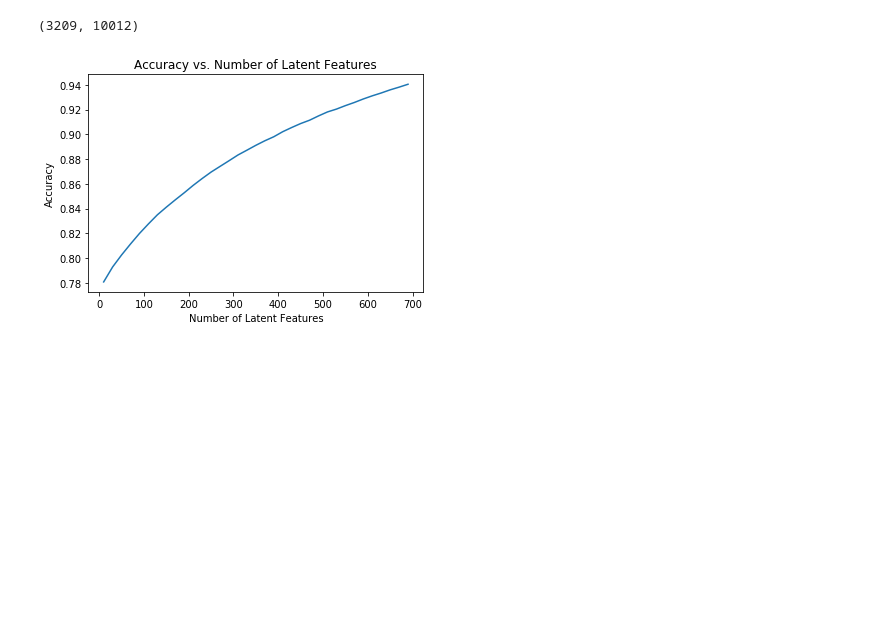
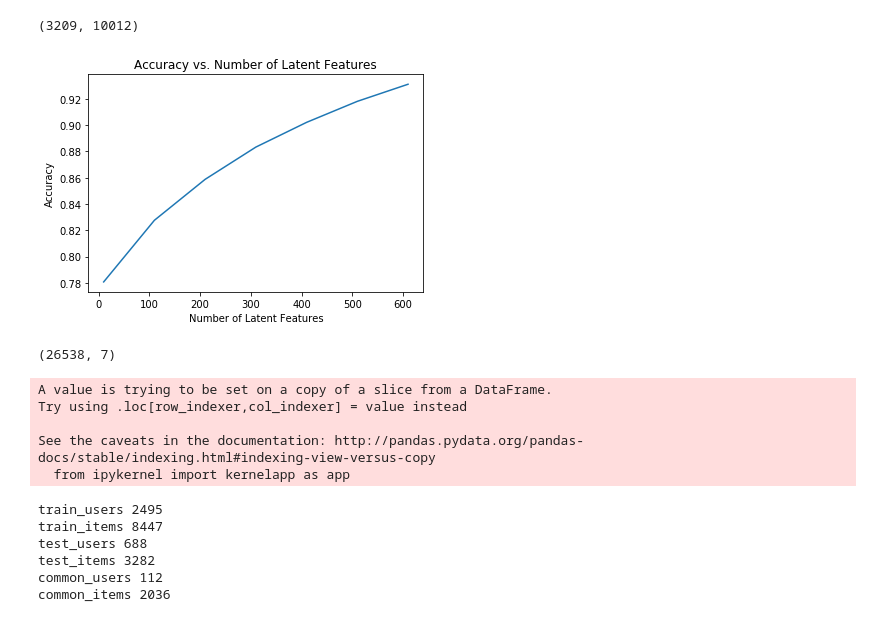
Before and after one commit to adriangbrown/datascience, a Jupyter notebook: capstone/product_recommendations.ipynb, the cells around one changed output. Cells and saved outputs as stored; diff of their text form; code cells hidden in the pictures; blank space fills up the shorter version.

Commit message:
test accuracy on data set

```diff
--- a/capstone/product_recommendations.ipynb
+++ b/capstone/product_recommendations.ipynb
@@ -545,27 +546,66 @@ cart_product.shape
 # Perform svd on user cart product matrix
 u, s, vt = np.linalg.svd(cart_product) # use the built in to get the three matrices
 # %%
-num_latent_feats = np.arange(10,700+10,20)
+num_latent_feats = np.arange(10,700+10,100)
 sum_errs = []
 
 for k in num_latent_feats:
     # restructure with k latent features
     s_new, u_new, vt_new = np.diag(s[:k]), u[:, :k], vt[:k, :]
 
     # take dot product
     cart_product_est = np.around(np.dot(np.dot(u_new, s_new), vt_new))
 
     # compute error for each prediction to actual value
     diffs = np.subtract(cart_product, cart_product_est)
 
     # total errors and keep track of them
     err = np.sum(np.sum(np.abs(diffs)))
     sum_errs.append(err)
 
 
 plt.plot(num_latent_feats, 1 - np.array(sum_errs)/events_df.shape[0]);
 plt.xlabel('Number of Latent Features');
 plt.ylabel('Accuracy');
 plt.title('Accuracy vs. Number of Latent Features');
 # %% [output]
-[figure, old version]
+[figure, new version]
+# %%
+print(carts_df.shape)
+# %% [output]
+(26538, 7)
+# %%
+df_train = carts_df.head(20000)
+df_test = carts_df.tail(5000)
+
+def create_test_and_train_user_item(df_train, df_test):
+    '''
+    INPUT:
+    df_train - training dataframe
+    df_test - test dataframe
+
+    OUTPUT:
+    user_item_train - a user-item matrix of the training dataframe
+                      (unique users for each row and unique articles for each column)
+    user_item_test - a user-item matrix of the testing dataframe
+                    (unique users for each row and unique articles for each column)
+    test_idx - all of the test user ids
+    test_arts - all of the test article ids
+
+    '''
+    # Your code here
+    user_item_train = create_user_product_matrix(df_train)
+    user_item_test = create_user_product_matrix(df_test)
+
+    test_idx = user_item_test.index
+    test_arts = user_item_test.columns
+
+    return user_item_train, user_item_test, test_idx, test_arts
+
+user_item_train, user_item_test, test_idx, test_arts = create_test_and_train_user_item(df_train, df_test)
+# %% [output]
+A value is trying to be set on a copy of a slice from a DataFrame.
+Try using .loc[row_indexer,col_indexer] = value instead
+
+See the caveats in the documentation: http://pandas.pydata.org/pandas-docs/stable/indexing.html#indexing-view-versus-copy
+  from ipykernel import kernelapp as app
@@ -571,0 +624,14 @@ plt.title('Accuracy vs. Number of Latent Features');
+# %%
+print('train_users', len(train_users))
+print('train_items', len(train_items))
+print('test_users', len(test_users))
+print('test_items', len(test_items))
+print('common_users', len(common_users))
+print('common_items', len(common_items))
+# %% [output]
+train_users 2495
+train_items 8447
+test_users 688
+test_items 3282
+common_users 112
+common_items 2036
```
Also changed, not shown: parts of 15 cells of this notebook.
